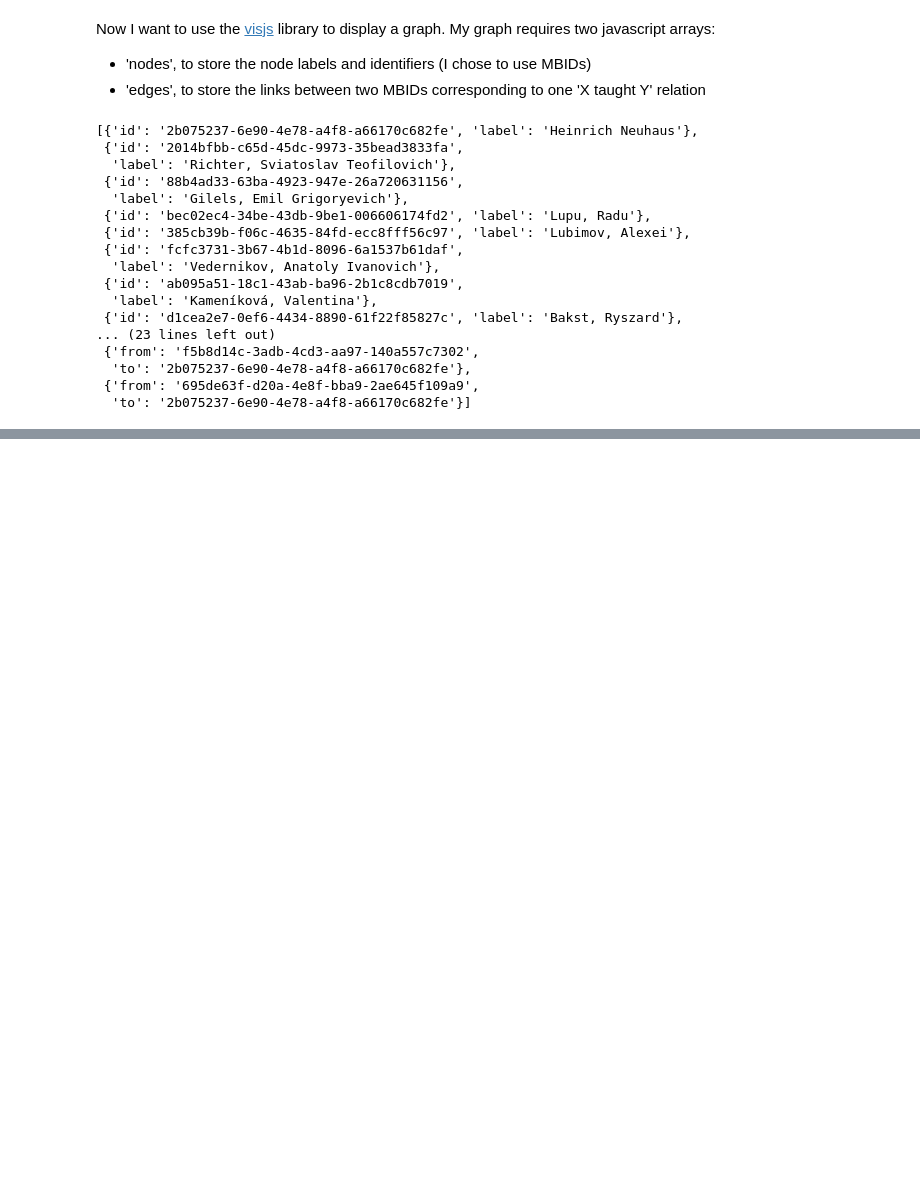
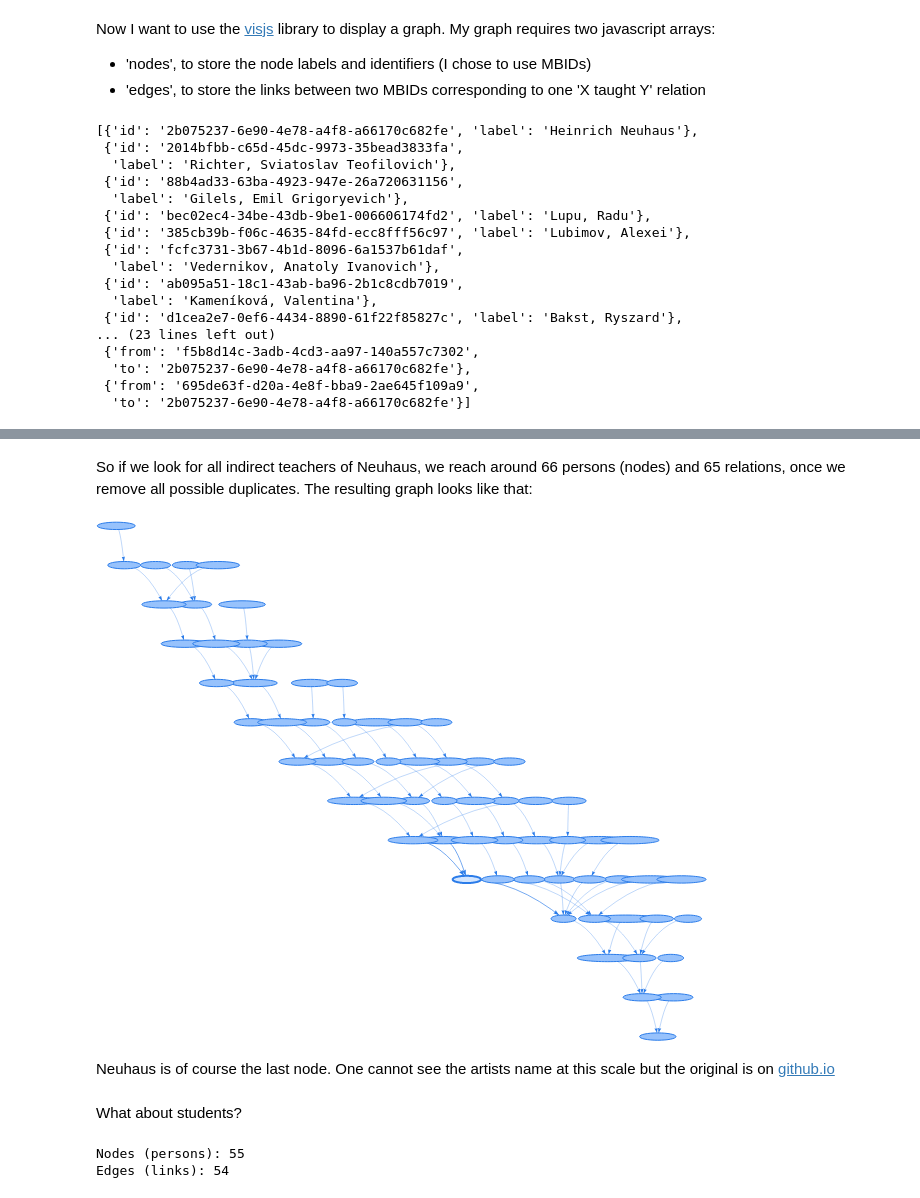
Before and after one commit to loujine/musicbrainz-dataviz, a Jupyter notebook: 5-family_tree.ipynb, the cells around one changed output, grey strips where cells are left out. Saved outputs shown, nothing was run; the diff lists cells and outputs as text; code cells hidden in the pictures; blank space fills up the shorter version.

```diff
--- a/5-family_tree.ipynb
+++ b/5-family_tree.ipynb
@@ -151,0 +224,34 @@ The output graph is shown on [github.io](https://loujine.github.io/musicbrainz-d
+# %% [markdown]
+So if we look for all indirect teachers of Neuhaus, we reach around 66 persons (nodes) and 65 relations, once we remove all possible duplicates. The resulting graph looks like that:
+# %%
+from IPython.display import Image
+Image(filename='img/tree2.png')
+# %% [output]
+[figure, added]
+# %% [markdown]
+Neuhaus is of course the last node. One cannot see the artists name at this scale but the original is on [github.io](https://loujine.github.io/musicbrainz-dataviz/)
+# %% [markdown]
+What about students?
+# %%
+mbids_to_do = [artist_mbid]
+nodes = {artist_mbid: {'id': artist_mbid, 'label' : artist_name}}
+edges = []
+while mbids_to_do:
+    mbid = mbids_to_do.pop()
+    df = students_from_mbid(mbid)
+    for artist in df.itertuples():
+        mbids_to_do.append(artist.mbid)
+        if artist.mbid not in nodes:
+            nodes[artist.mbid] = {'id': artist.mbid, 'label' : artist.name}
+            edges.append({'from': mbid, 'to' : artist.mbid})
+
+print("Nodes (persons): {}".format(len(nodes)))
+print("Edges (links): {}".format(len(edges)))
+
+with open('./nodes3.json', 'w') as f:
+    json.dump(list(nodes.values()), f)
+with open('./edges3.json', 'w') as f:
+    json.dump(edges, f)
+# %% [output]
+Nodes (persons): 55
+Edges (links): 54
```
Also changed, not shown: parts of 25 cells of this notebook, 16 other files.
